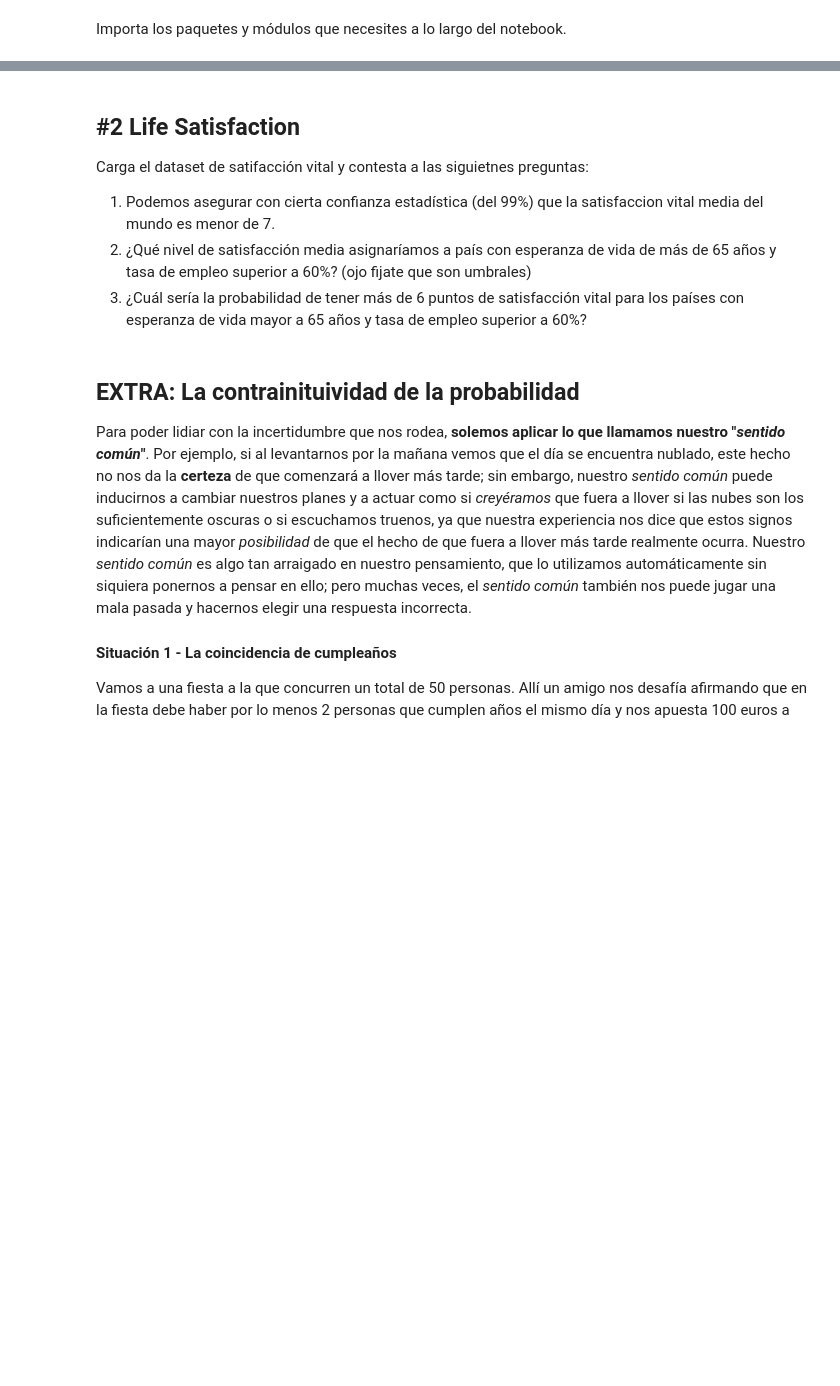
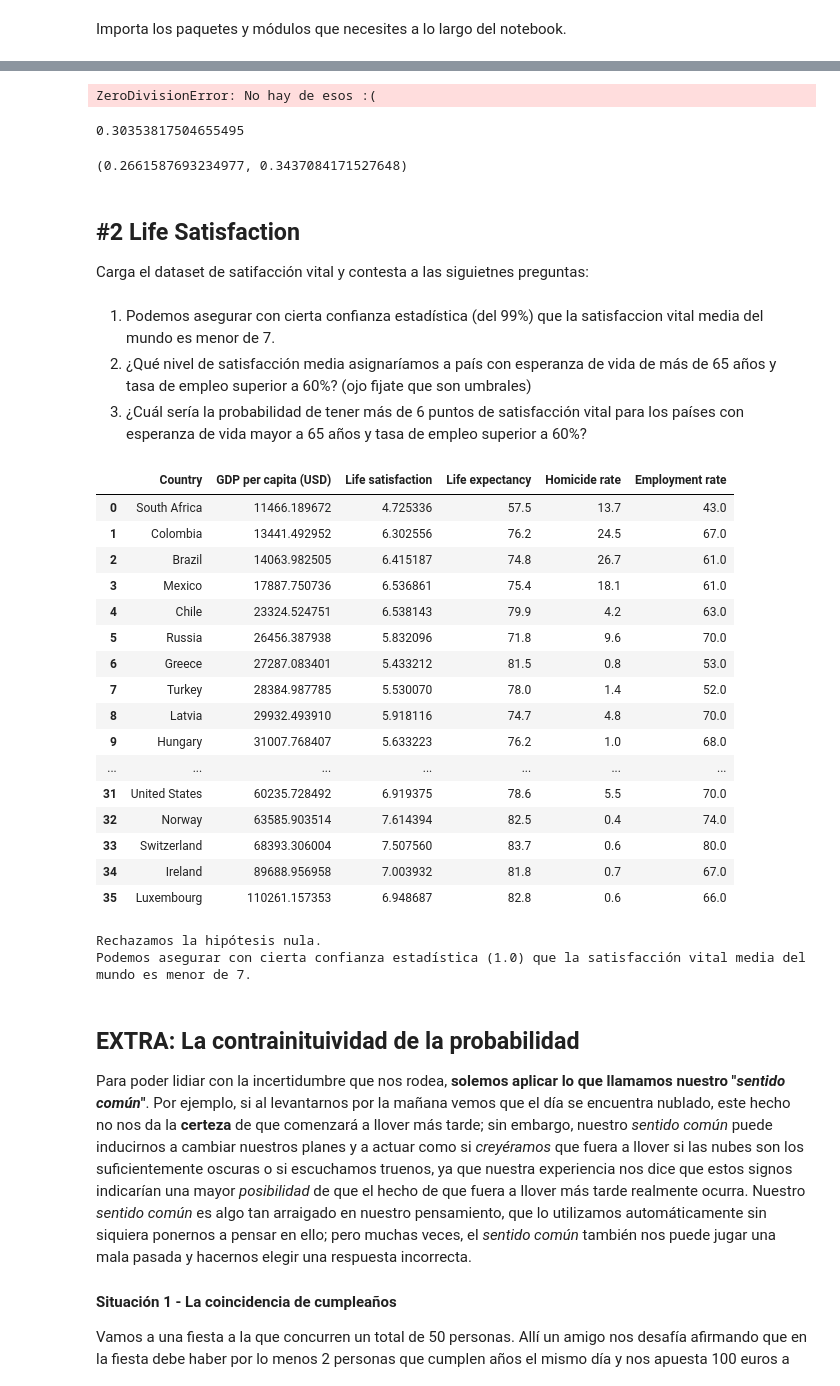
Before and after one commit to njisly/online_ds_thebridge_Nur, a Jupyter notebook: ejercicios/04_Machine_Learning/Sprint_11/Unidad_01/Practica_Obligatoria/18_Practica_Obligatoria_Estadistica_Inferencial.ipynb, the cells around one changed output, grey strips where cells are left out. Cells and saved outputs as stored; diff of their text form; code cells hidden in the pictures; blank space fills up the shorter version.

```diff
--- a/ejercicios/04_Machine_Learning/Sprint_11/Unidad_01/Practica_Obligatoria/18_Practica_Obligatoria_Estadistica_Inferencial.ipynb
+++ b/ejercicios/04_Machine_Learning/Sprint_11/Unidad_01/Practica_Obligatoria/18_Practica_Obligatoria_Estadistica_Inferencial.ipynb
@@ -25,8 +72,82 @@ Carga el dataset del titanic, y contesta a las siguientes preguntas:
+# %%
+# 4. ¿Y si hubiera acompañado de 2 familiares?
+hombre = df_titanic.who == "man"
+edad = (df_titanic.age > 30) & (df_titanic.age <= 40)
+ciudad = df_titanic.embark_town == "Southampton"
+billete = df_titanic.fare == 0
+fam = df_titanic.sibsp == 2
+
+cond = hombre & edad & ciudad & billete & fam
+
+alive = df_titanic.alive == "yes"
+
+fav = len(df_titanic[alive & cond])
+if len(df_titanic[cond]) == 0:
+    raise ZeroDivisionError("No hay de esos :(")
+else:
+    p = fav / len(df_titanic[cond])
+print(f"p(hombre de 30 a 40 que embarcó en sh sin billete sobreviviendo con dos familiares): {p}")
+# %% [output]
+ZeroDivisionError: No hay de esos :(
+# %%
+# 5. Si consideramos ahora que queremos tener cierta confianza estadística en nuestras probabilidades (ten en cuenta que estamos extrapolando los ratios de una muestra),
+# cuál sería el rango de probabilidades de sobrevivir de una persona que viajase sola al 95%
+
+alive = df_titanic.alive == "yes"
+alone = df_titanic.alone == True
+
+fav = len(df_titanic[alive & alone])
+p = fav / len(df_titanic[alone])
+p
+# %% [output]
+0.30353817504655495
+# %%
+n = len(df_titanic[alone])
+lower, upper = sm.stats.proportion_confint(fav, n, alpha=0.05, method='wilson')
+lower, upper
+# %% [output]
+(0.2661587693234977, 0.3437084171527648)
+# %% [markdown]
+## #2 Life Satisfaction
+
+Carga el dataset de satifacción vital y contesta a las siguietnes preguntas:
 # %% [markdown]
-## #2 Life Satisfaction
-
-Carga el dataset de satifacción vital y contesta a las siguietnes preguntas:
 
 1. Podemos asegurar con cierta confianza estadística (del 99%) que la satisfaccion vital media del mundo es menor de 7.
 2. ¿Qué nivel de satisfacción media asignaríamos a país con esperanza de vida de más de 65 años y tasa de empleo superior a 60%? (ojo fijate que son umbrales)
 3. ¿Cuál sería la probabilidad de tener más de 6 puntos de satisfacción vital para los países con esperanza de vida mayor a 65 años y tasa de empleo superior a 60%?
+# %%
+df_ls = pd.read_csv("./data/lifesat_full.csv")
+df_ls
+# %% [output]
+|  | Country | GDP per capita (USD) | Life satisfaction | Life expectancy | Homicide rate | Employment rate |
+| 0 | South Africa | 11466.189672 | 4.725336 | 57.5 | 13.7 | 43.0 |
+| 1 | Colombia | 13441.492952 | 6.302556 | 76.2 | 24.5 | 67.0 |
+| 2 | Brazil | 14063.982505 | 6.415187 | 74.8 | 26.7 | 61.0 |
+| 3 | Mexico | 17887.750736 | 6.536861 | 75.4 | 18.1 | 61.0 |
+| 4 | Chile | 23324.524751 | 6.538143 | 79.9 | 4.2 | 63.0 |
+| 5 | Russia | 26456.387938 | 5.832096 | 71.8 | 9.6 | 70.0 |
+| 6 | Greece | 27287.083401 | 5.433212 | 81.5 | 0.8 | 53.0 |
+| 7 | Turkey | 28384.987785 | 5.530070 | 78.0 | 1.4 | 52.0 |
+| 8 | Latvia | 29932.493910 | 5.918116 | 74.7 | 4.8 | 70.0 |
+| 9 | Hungary | 31007.768407 | 5.633223 | 76.2 | 1.0 | 68.0 |
+| ... | ... | ... | ... | ... | ... | ... |
+| 31 | United States | 60235.728492 | 6.919375 | 78.6 | 5.5 | 70.0 |
+| 32 | Norway | 63585.903514 | 7.614394 | 82.5 | 0.4 | 74.0 |
+| 33 | Switzerland | 68393.306004 | 7.507560 | 83.7 | 0.6 | 80.0 |
+| 34 | Ireland | 89688.956958 | 7.003932 | 81.8 | 0.7 | 67.0 |
+| 35 | Luxembourg | 110261.157353 | 6.948687 | 82.8 | 0.6 | 66.0 |
+# %%
+# 1. Podemos asegurar con cierta confianza estadística (del 99%) que la satisfaccion vital media del mundo es menor de 7.
+H0 = df_ls["Life satisfaction"] >= 7
+Ha = df_ls["Life expectancy"] < 7
+
+p_value = stats.ttest_1samp(df_ls["Life expectancy"], popmean=7).pvalue
+if p_value < 0.01:
+    print("Rechazamos la hipótesis nula.")
+    print(f"Podemos asegurar con cierta confianza estadística ({1-p_value}) que la satisfacción vital media del mundo es menor de 7.")
+else:
+    print("No podemos rechazar la hipótesis nula.")
+# %% [output]
+Rechazamos la hipótesis nula.
+Podemos asegurar con cierta confianza estadística (1.0) que la satisfacción vital media del mundo es menor de 7.
```
Also changed, not shown: parts of 9 cells of this notebook.
